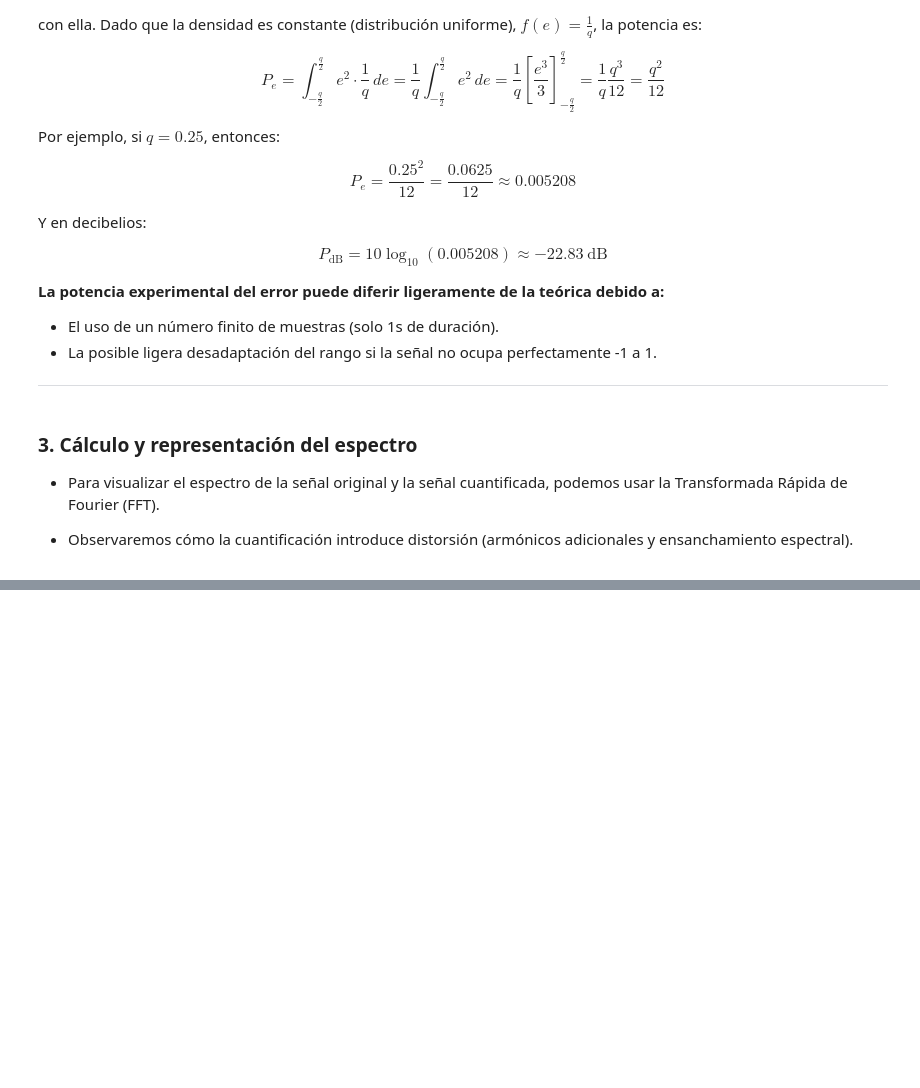
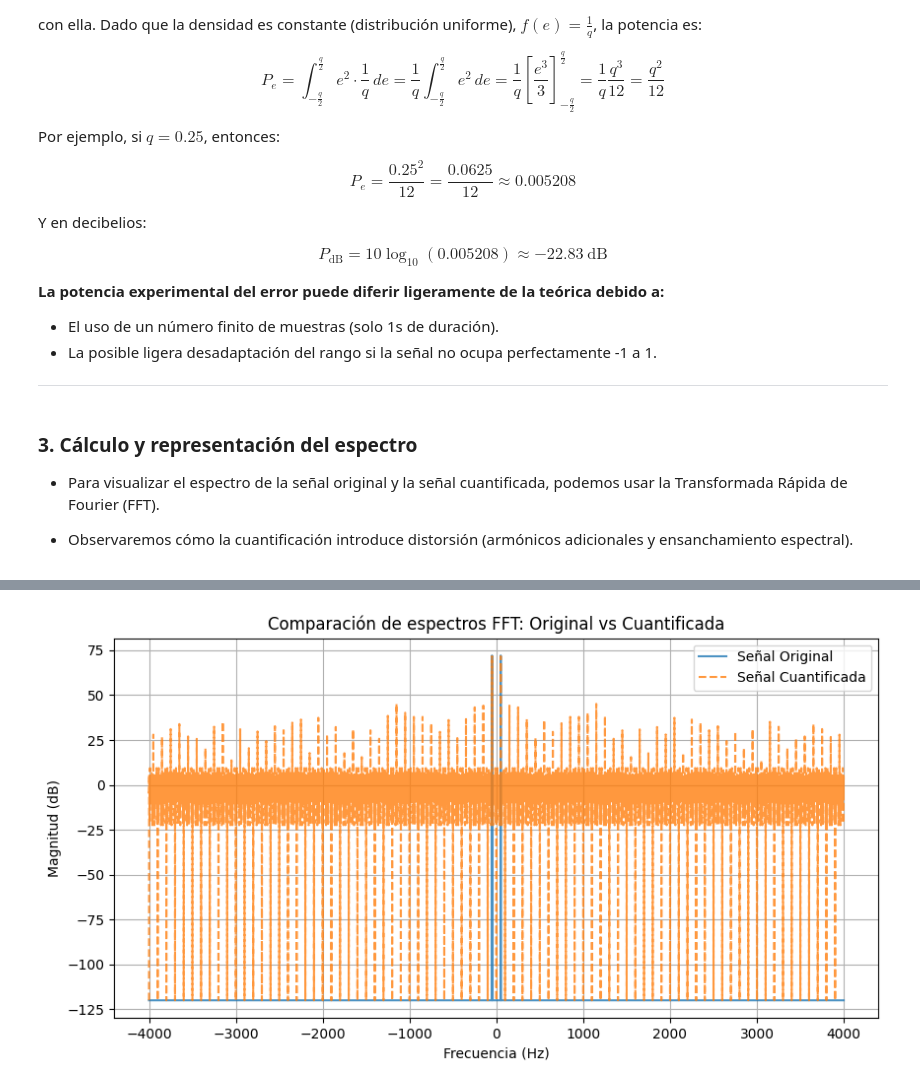
Before and after one commit to DANIABLO-cyber/TDS, a Jupyter notebook: P1_SCA.ipynb, the cells around one changed output, grey strips where cells are left out. Drawn from its saved outputs; the diff is of its cells as text; code cells hidden in the pictures; blank space fills up the shorter version.

```diff
--- a/P1_SCA.ipynb
+++ b/P1_SCA.ipynb
@@ -366,21 +366,3 @@ ___
 - Para visualizar el espectro de la señal original y la señal cuantificada, podemos usar la Transformada Rápida de Fourier (FFT).
 
 - Observaremos cómo la cuantificación introduce distorsión (armónicos adicionales y ensanchamiento espectral).
-# %%
-# 5. Cálculo y representación del espectro
-X = np.fft.fft(x)
-Xq = np.fft.fft(xq)
-N = len(x)
-freq = np.fft.fftfreq(N, d=1/fs)
-
-# Nos quedamos con la mitad del espectro (parte positiva)
-half = N // 2
-plt.figure(figsize=(8,4))
-plt.plot(freq[:half], np.abs(X[:half]), label='Espectro señal original')
-plt.plot(freq[:half], np.abs(Xq[:half]), label='Espectro señal cuantificada')
-plt.title('Espectro de la señal original vs. cuantificada')
-plt.xlabel('Frecuencia (Hz)')
-plt.ylabel('Amplitud')
-plt.legend()
-plt.grid(True)
-plt.show()
@@ -509,0 +369,36 @@ Error experimental       : 0.017537
+# %%
+
+#? Función auxiliar para obtener el espectro en dB y las frecuencias
+def spectrum_db(signal, fs):
+    """
+    Calcula la FFT de 'signal', aplica shift y devuelve:
+    - freq: eje de frecuencias centrado en 0
+    - mag_db: magnitud del espectro en decibelios
+    """
+    N = len(signal)
+    spectrum = np.fft.fft(signal)
+    freq = np.fft.fftfreq(N, d=1/fs)
+    # Centrar el espectro en 0
+    spectrum = np.fft.fftshift(spectrum)
+    freq = np.fft.fftshift(freq)
+    # Evitar log(0) añadiendo un epsilon muy pequeño
+    mag_db = 10 * np.log10(np.abs(spectrum)**2 + 1e-12)
+    return freq, mag_db
+
+#? Caso: señal original x, señal cuantificada xq, ambas de longitud len(x)
+# fs = frecuencia de muestreo
+# Calculamos y representamos sus espectros juntos
+freq_x, X_db = spectrum_db(x, fs)
+freq_xq, Xq_db = spectrum_db(xq, fs)
+
+plt.figure(figsize=(10, 5))
+plt.plot(freq_x, X_db, label="Señal Original", alpha=0.8)
+plt.plot(freq_xq, Xq_db, label="Señal Cuantificada", alpha=0.8, linestyle="--")
+plt.title("Comparación de espectros FFT: Original vs Cuantificada")
+plt.xlabel("Frecuencia (Hz)")
+plt.ylabel("Magnitud (dB)")
+plt.legend()
+plt.grid(True)
+plt.show()
+# %% [output]
+[figure, added]
```
Also changed, not shown: parts of 12 cells of this notebook, 2 other files.
